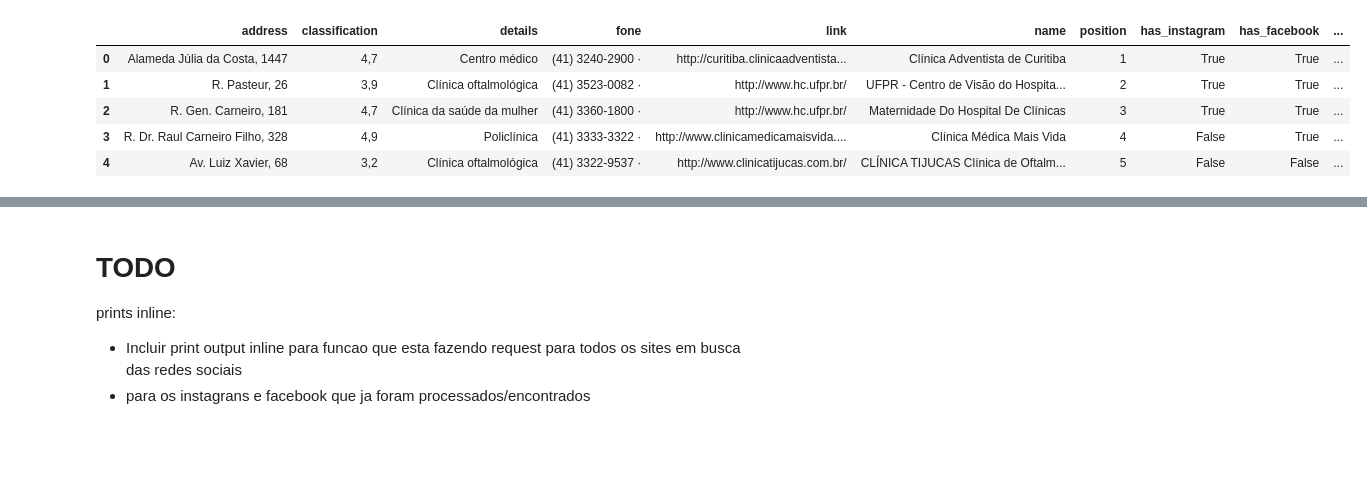
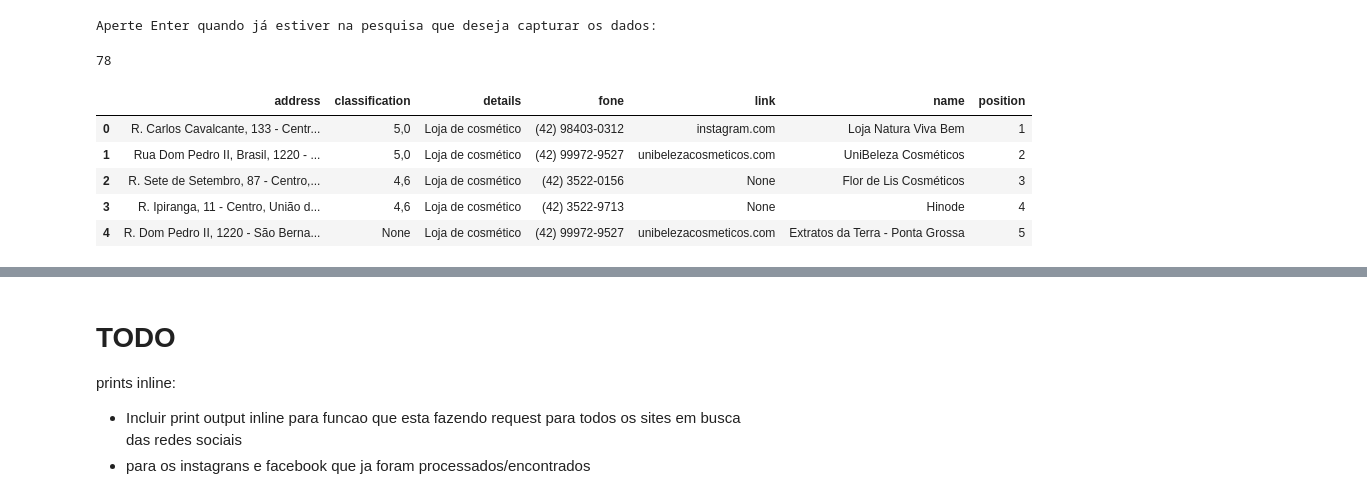
Before and after one commit to nomadbitcoin/work-to-share, a Jupyter notebook: data-colect/get_data.ipynb, the cells around one changed output, grey strips where cells are left out. Drawn from its saved outputs; the diff is of its cells as text; code cells hidden in the pictures; blank space fills up the shorter version.

Commit message:
kidding with data

```diff
--- a/data-colect/get_data.ipynb
+++ b/data-colect/get_data.ipynb
@@ -26,17 +28,17 @@ class socialMediaScrapper():
     def __call__(self):
         #ao chamar como funcao ira fazer fazer a pesquisa, pegar os dados das redes sociais e tambem de anuncios
         print('getting search results...')
-        self.saude_curitiba = self.googleSearch()
+        self.google_data = self.googleSearch(self.google_data)
         print('findind social media accounts...')
-        self.saude_curitiba = self.findSocialMediaAccounts(self.saude_curitiba)
+        self.google_data = self.findSocialMediaAccounts()
         print('getting instagram data...')
-        self.saude_curitiba = self.getInstagramData(self.saude_curitiba)
+        self.google_data = self.getInstagramData(self.google_data)
         print('getting facebook data...')
-        self.saude_curitiba = self.getFacebookData(self.saude_curitiba)
+        self.google_data = self.getFacebookData(self.google_data)
         print('getting ads data...')
-        self.saude_curitiba = self.getAdsData(self.saude_curitiba)
+        self.google_data = self.getAdsData(self.google_data)
         print('all done')
-        return self.saude_curitiba
+        return self.google_data
 
     def driver_(self):
         options = webdriver.ChromeOptions()
@@ -50,6 +52,7 @@ class socialMediaScrapper():
             executable_path = './Browser/Driver/chromedriver'
 
         self.driver = webdriver.Chrome(executable_path=executable_path, options=options)
+        self.driver.get('https://www.google.com/maps')
 
 
 
@@ -192,6 +195,10 @@ class socialMediaScrapper():
 
         for row, link in business_df[business_df['link'].isnull() == False]['link'].T.iteritems():
             try:
+                if not (link.startswith('https://')):
+                    link = 'https://' + link.replace(' ','')
+
+                print(link)
                 req = requests.get(link)
                 if req.status_code == 200:
                     htmlPage = bs4.BeautifulSoup(req.content, features='html.parser', from_encoding="iso-8859-1")
@@ -537,10 +544,10 @@ class ProcessData():
 
         return data_business
 # %%
-# sp = socialMediaScrapper()
-# saude_curitiba = sp.googleSearch()
-# saude_curitiba = sp.findSocialMediaAccounts(saude_curitiba)
-saude_curitiba = sp.getInstagramData(saude_curitiba)
+sp = socialMediaScrapper()
+# construtoras = sp.googleSearch()
+# construtoras = sp.findSocialMediaAccounts(construtoras)
+# saude_curitiba = sp.getInstagramData(saude_curitiba)
 # saude_curitiba = sp.getFacebookData(saude_curitiba)
 # saude_curitiba = sp.getAdsData(saude_curitiba)
 # %% [output]
@@ -570,9 +555,15 @@ getting Instagram Data, 397 processed, last username saved: magrassoficial
+# %%
+data = sp.googleSearch()
+len(data)
+# %% [output]
+Aperte Enter quando já estiver na pesquisa que deseja capturar os dados:
+78
 # %%
-saude_curitiba.head()
+data.head()
 # %% [output]
-|  | address | classification | details | fone | link | name | position | has_instagram | has_facebook | ... |
-| 0 | Alameda Júlia da Costa, 1447 | 4,7 | Centro médico | (41) 3240-2900 · | http://curitiba.clinicaadventista... | Clínica Adventista de Curitiba | 1 | True | True | ... |
-| 1 | R. Pasteur, 26 | 3,9 | Clínica oftalmológica | (41) 3523-0082 · | http://www.hc.ufpr.br/ | UFPR - Centro de Visão do Hospita... | 2 | True | True | ... |
-| 2 | R. Gen. Carneiro, 181 | 4,7 | Clínica da saúde da mulher | (41) 3360-1800 · | http://www.hc.ufpr.br/ | Maternidade Do Hospital De Clínicas | 3 | True | True | ... |
-| 3 | R. Dr. Raul Carneiro Filho, 328 | 4,9 | Policlínica | (41) 3333-3322 · | http://www.clinicamedicamaisvida.... | Clínica Médica Mais Vida | 4 | False | True | ... |
-| 4 | Av. Luiz Xavier, 68 | 3,2 | Clínica oftalmológica | (41) 3322-9537 · | http://www.clinicatijucas.com.br/ | CLÍNICA TIJUCAS Clínica de Oftalm... | 5 | False | False | ... |
+|  | address | classification | details | fone | link | name | position |
+| 0 | R. Carlos Cavalcante, 133 - Centr... | 5,0 | Loja de cosmético | (42) 98403-0312 | instagram.com | Loja Natura Viva Bem | 1 |
+| 1 | Rua Dom Pedro II, Brasil, 1220 - ... | 5,0 | Loja de cosmético | (42) 99972-9527 | unibelezacosmeticos.com | UniBeleza Cosméticos | 2 |
+| 2 | R. Sete de Setembro, 87 - Centro,... | 4,6 | Loja de cosmético | (42) 3522-0156 | None | Flor de Lis Cosméticos | 3 |
+| 3 | R. Ipiranga, 11 - Centro, União d... | 4,6 | Loja de cosmético | (42) 3522-9713 | None | Hinode | 4 |
+| 4 | R. Dom Pedro II, 1220 - São Berna... | None | Loja de cosmético | (42) 99972-9527 | unibelezacosmeticos.com | Extratos da Terra - Ponta Grossa | 5 |
```
Also changed, not shown: parts of 9 cells of this notebook, 25 other files.
